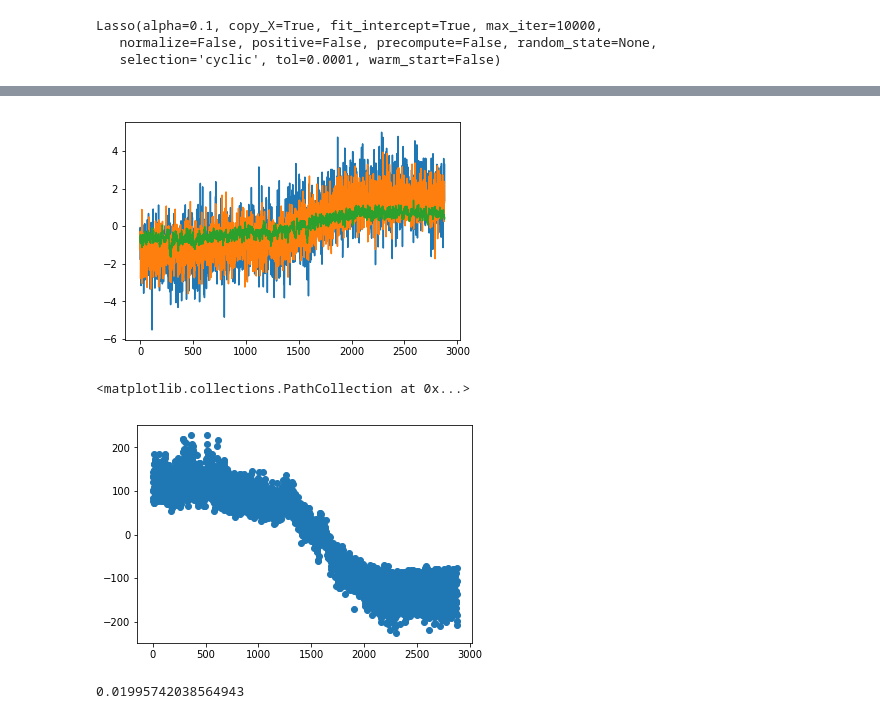
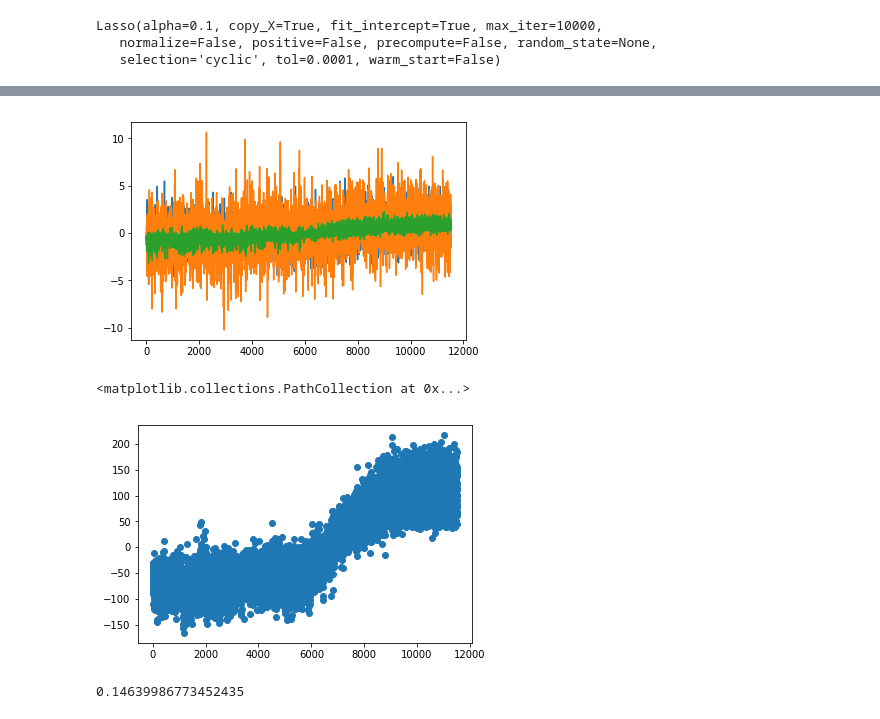
Before and after one commit to bgroenks96/cmip-embeddings, a Jupyter notebook: shallow_embeddings_cmip.ipynb, the cells around one changed output, grey strips where cells are left out. Cells and saved outputs as stored; diff of their text form; code cells hidden in the pictures.

Commit message:
Add more visualizations; sparse filter

```diff
--- a/shallow_embeddings_cmip.ipynb
+++ b/shallow_embeddings_cmip.ipynb
@@ -29,6 +27,0 @@ sklearn version: 0.20.1
-# %%
-X_ds = xr.open_dataset('data/rcp26/CCSM4/rcp26_CCSM4_grid.nc')
-X_arr = X_ds['tas'].values
-print(X_arr.shape)
-X_flat = X_arr.reshape((X_arr.shape[0], X_arr.shape[1]*X_arr.shape[2]))
-X_c = X_flat
@@ -46,13 +92,12 @@ from umap import UMAP
 from sklearn.decomposition import PCA, KernelPCA
 from sklearn.random_projection import SparseRandomProjection
 
-target_dims = 256
+X_tr = X_train.reshape((X_train.shape[0], np.prod(X_train.shape[1:])))
+X_vl = X_valid.reshape((X_valid.shape[0], np.prod(X_valid.shape[1:])))
+target_dims = 648
 
 #umap = UMAP(n_components=target_dims)
 #X_umap = umap.fit_transform(X_c)
 
 pca = PCA(n_components=target_dims)
-X_pca = pca.fit_transform(X_c)
-
-kpca = KernelPCA(n_components=target_dims, kernel='poly')
-X_kpca = kpca.fit_transform(X_c)
+X_pca = pca.fit_transform(X_tr)
@@ -62,7 +110,7 @@ X_rp = rp.fit_transform(X_c)
 # %%
 from sklearn.linear_model import Lasso
 
-y = np.arange(0.0, X_c.shape[0], 1.0)
+y = np.arange(0.0, X_tr.shape[0], 1.0)
 lasso = Lasso(alpha=0.1, max_iter=10000)
 lasso.fit(X_pca, y)
 # %% [output]
@@ -79,17 +127,18 @@ print(np.sqrt(mean_squared_error(y, y_pred)))
 # %%
-plt.plot(range(X_c.shape[0]), X_c[:,0])
-plt.plot(range(X_c.shape[0]), X_c[:,1024])
-plt.plot(range(X_c.shape[0]), X_c[:,4096])
+plt.plot(range(X_tr.shape[0]), X_tr[:,0])
+plt.plot(range(X_tr.shape[0]), X_tr[:,1024])
+plt.plot(range(X_tr.shape[0]), X_tr[:,4096])
 plt.show()
 # %% [output]
-[figure, old version]
+[figure, new version]
 # %%
-plt.scatter(range(X_c.shape[0]), X_pca[:,0])
+plt.scatter(range(X_tr.shape[0]), X_pca[:,0])
 # %% [output]
 <matplotlib.collections.PathCollection at 0x...>
-[figure, old version]
+[figure, new version]
 # %%
-X_inv = pca.inverse_transform(X_pca)
-print(mean_squared_error(X_c, X_inv))
+X_vl_pca = pca.transform(X_vl)
+X_inv = pca.inverse_transform(X_vl_pca)
+print(mean_squared_error(X_vl, X_inv))
 # %% [output]
-0.01995742038564943
+0.14639986773452435
```
Also changed, not shown: parts of 15 cells of this notebook, 1 other file.
